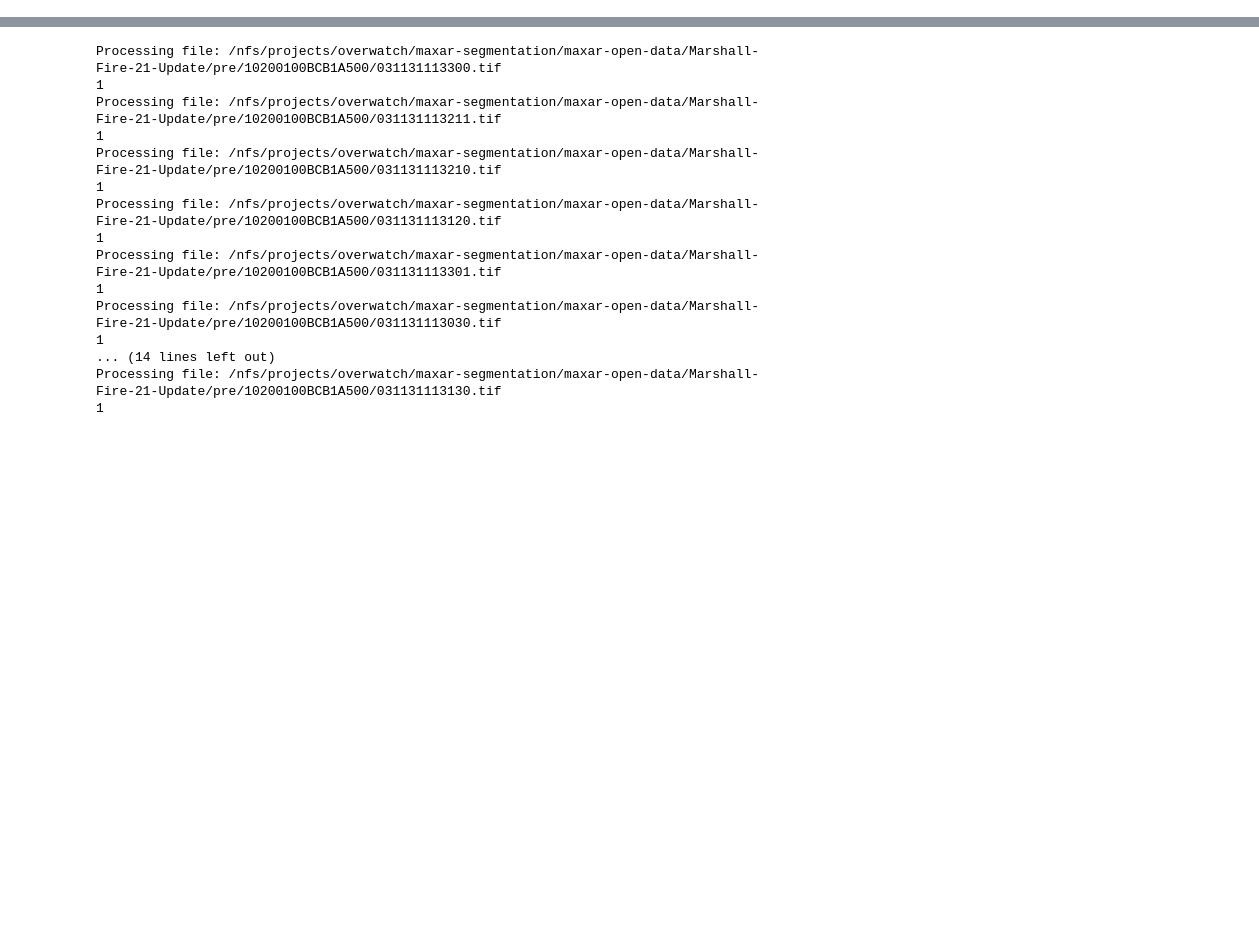
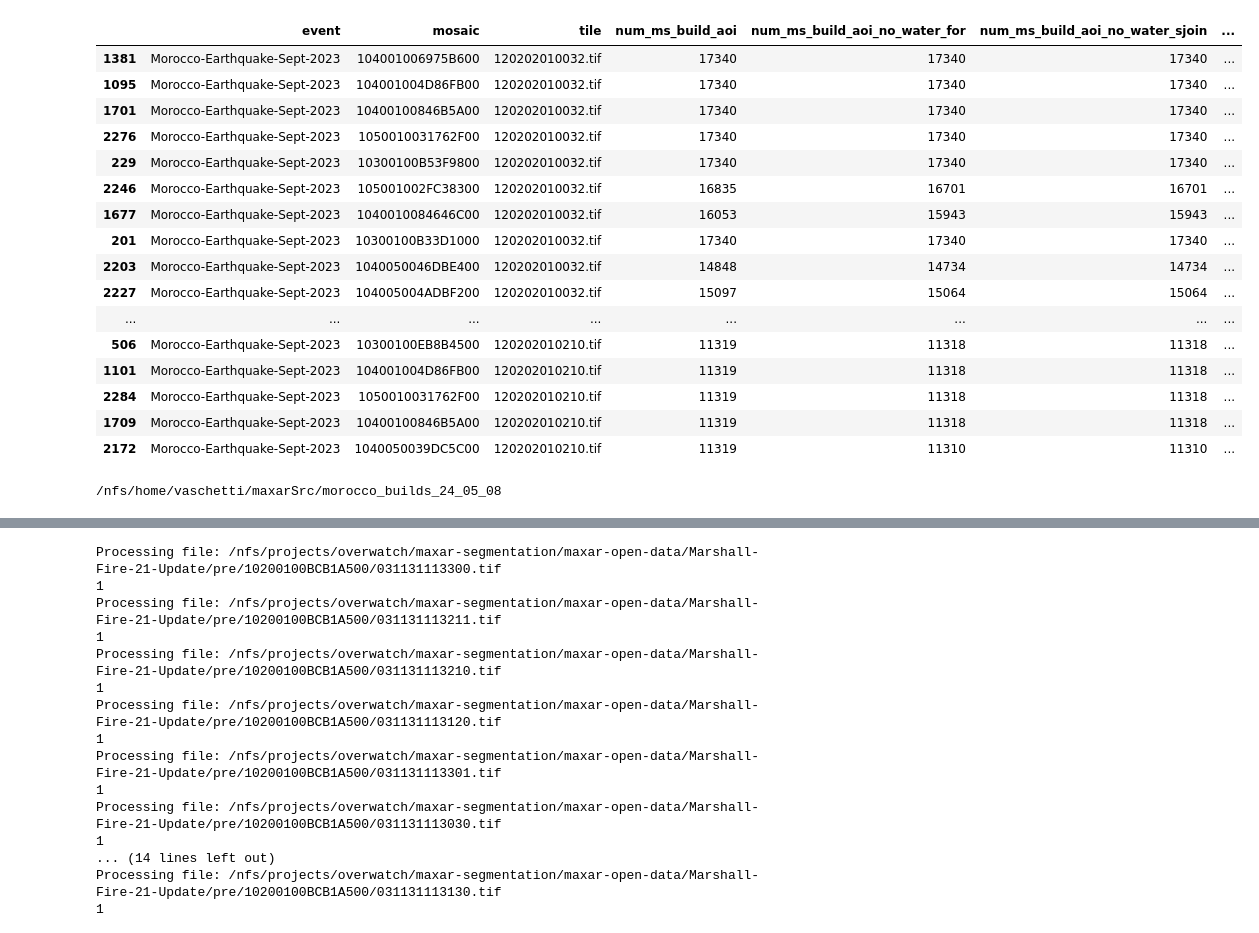
Before and after one commit to JacopoLungo/maxarSrc, a Jupyter notebook: notebooks/to_delete.ipynb, the cells around one changed output, grey strips where cells are left out. Saved outputs shown, nothing was run; the diff lists cells and outputs as text; code cells hidden in the pictures; blank space fills up the shorter version.

```diff
--- a/notebooks/to_delete.ipynb
+++ b/notebooks/to_delete.ipynb
@@ -0,0 +681,53 @@
+# %%
+import pandas as pd
+df = pd.read_csv('/nfs/home/vaschetti/maxarSrc/stats/Morocco-Earthquake-Sept-2023_lbl_stats.csv', index_col=0)
+# %%
+df.sort_values(by='entropy', ascending=False).head(20)
+# %% [output]
+|  | event | mosaic | tile | num_ms_build_aoi | num_ms_build_aoi_no_water_for | num_ms_build_aoi_no_water_sjoin | ... |
+| 1381 | Morocco-Earthquake-Sept-2023 | 104001006975B600 | 120202010032.tif | 17340 | 17340 | 17340 | ... |
+| 1095 | Morocco-Earthquake-Sept-2023 | 104001004D86FB00 | 120202010032.tif | 17340 | 17340 | 17340 | ... |
+| 1701 | Morocco-Earthquake-Sept-2023 | 10400100846B5A00 | 120202010032.tif | 17340 | 17340 | 17340 | ... |
+| 2276 | Morocco-Earthquake-Sept-2023 | 1050010031762F00 | 120202010032.tif | 17340 | 17340 | 17340 | ... |
+| 229 | Morocco-Earthquake-Sept-2023 | 10300100B53F9800 | 120202010032.tif | 17340 | 17340 | 17340 | ... |
+| 2246 | Morocco-Earthquake-Sept-2023 | 105001002FC38300 | 120202010032.tif | 16835 | 16701 | 16701 | ... |
+| 1677 | Morocco-Earthquake-Sept-2023 | 1040010084646C00 | 120202010032.tif | 16053 | 15943 | 15943 | ... |
+| 201 | Morocco-Earthquake-Sept-2023 | 10300100B33D1000 | 120202010032.tif | 17340 | 17340 | 17340 | ... |
+| 2203 | Morocco-Earthquake-Sept-2023 | 1040050046DBE400 | 120202010032.tif | 14848 | 14734 | 14734 | ... |
+| 2227 | Morocco-Earthquake-Sept-2023 | 104005004ADBF200 | 120202010032.tif | 15097 | 15064 | 15064 | ... |
+| ... | ... | ... | ... | ... | ... | ... | ... |
+| 506 | Morocco-Earthquake-Sept-2023 | 10300100EB8B4500 | 120202010210.tif | 11319 | 11318 | 11318 | ... |
+| 1101 | Morocco-Earthquake-Sept-2023 | 104001004D86FB00 | 120202010210.tif | 11319 | 11318 | 11318 | ... |
+| 2284 | Morocco-Earthquake-Sept-2023 | 1050010031762F00 | 120202010210.tif | 11319 | 11318 | 11318 | ... |
+| 1709 | Morocco-Earthquake-Sept-2023 | 10400100846B5A00 | 120202010210.tif | 11319 | 11318 | 11318 | ... |
+| 2172 | Morocco-Earthquake-Sept-2023 | 1040050039DC5C00 | 120202010210.tif | 11319 | 11310 | 11310 | ... |
+# %%
+import geopandas as gpd
+import os
+import pandas as pd
+from tqdm import tqdm
+
+# Directory containing the GeoJSON files
+directory_path = '/nfs/home/vaschetti/maxarSrc/morocco_builds_24_05_08'
+print(directory_path)
+# List to hold individual GeoDataFrames
+gdf_list = []
+
+# Loop through all files in the directory
+for filename in tqdm(os.listdir(directory_path)):
+    if filename.endswith('.geojson'):
+        file_path = os.path.join(directory_path, filename)
+        # Read the GeoJSON file and append to the list
+        gdf = gpd.read_file(file_path)
+        gdf_list.append(gdf)
+
+# Concatenate all GeoDataFrames into one
+combined_gdf = gpd.GeoDataFrame(pd.concat(gdf_list, ignore_index=True))
+
+# Specify the path for the output GeoPackage file
+output_path = 'combined_Morocco_builds_24_05_08.gpkg'
+
+# Save the combined GeoDataFrame as a GeoPackage
+combined_gdf.to_file(output_path, driver='GPKG')
+# %% [output]
+/nfs/home/vaschetti/maxarSrc/morocco_builds_24_05_08
```
Also changed, not shown: parts of 76 cells of this notebook, 2 other files.
